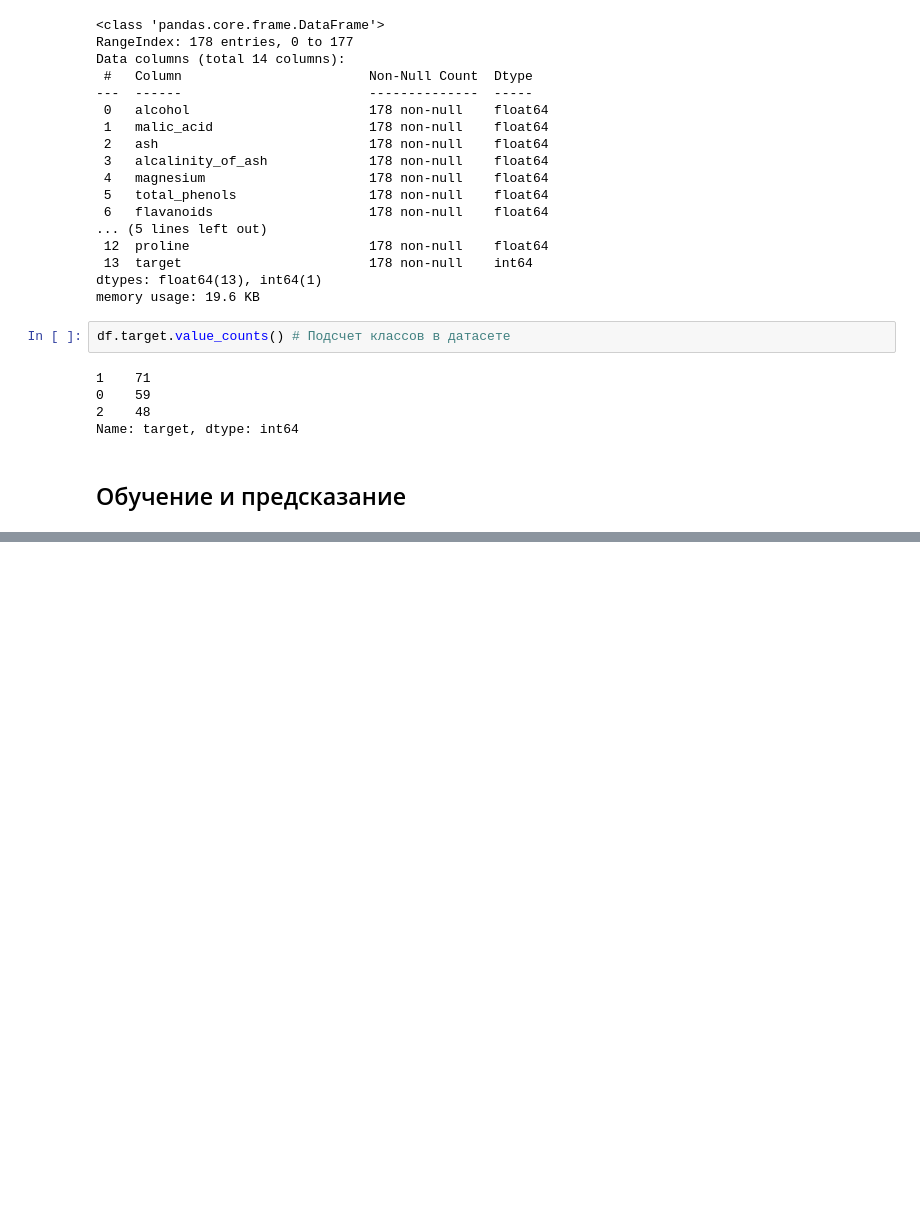
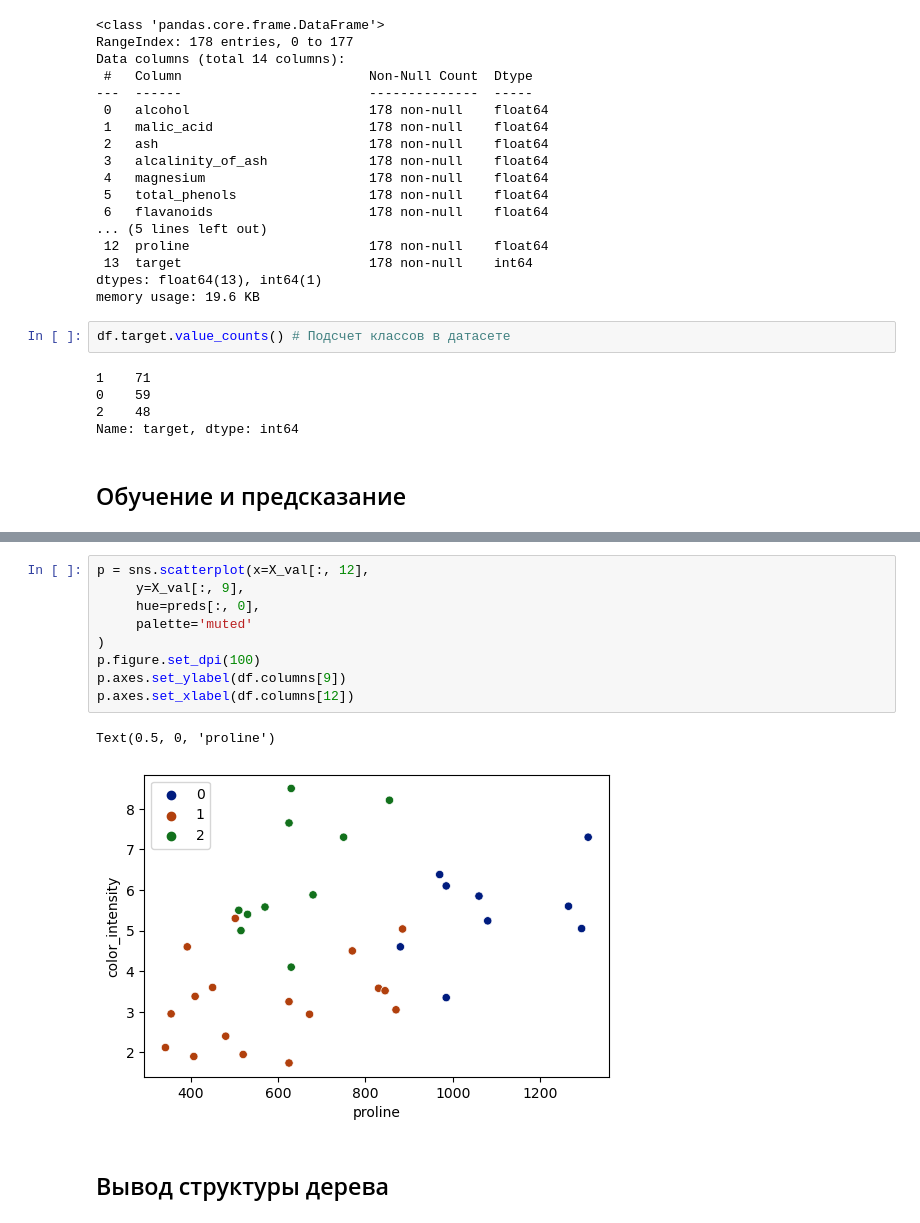
Before and after one commit to shredder67/DSS-cource, a Jupyter notebook: dectree_example.ipynb, the cells around one changed output, grey strips where cells are left out. Saved outputs shown, nothing was run; the diff lists cells and outputs as text; blank space fills up the shorter version.

```diff
--- a/dectree_example.ipynb
+++ b/dectree_example.ipynb
@@ -136,0 +142,14 @@ Confusion matrix:
+# %%
+p = sns.scatterplot(x=X_val[:, 12],
+     y=X_val[:, 9],
+     hue=preds[:, 0],
+     palette='muted'
+)
+p.figure.set_dpi(100)
+p.axes.set_ylabel(df.columns[9])
+p.axes.set_xlabel(df.columns[12])
+# %% [output]
+Text(0.5, 0, 'proline')
+[figure, added]
+# %% [markdown]
+## Вывод структуры дерева
```
Also changed, not shown: parts of 3 cells of this notebook, 1 other file.
